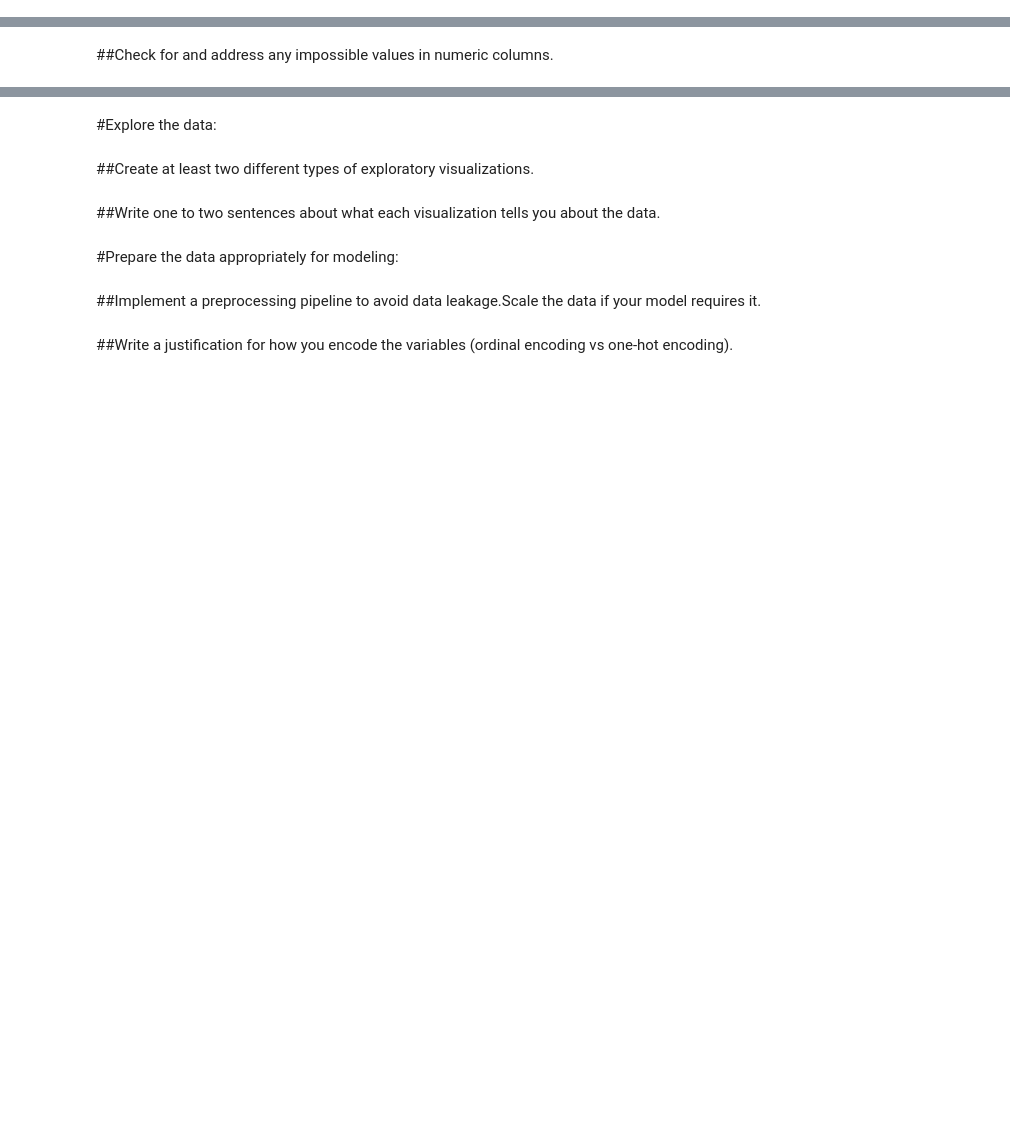
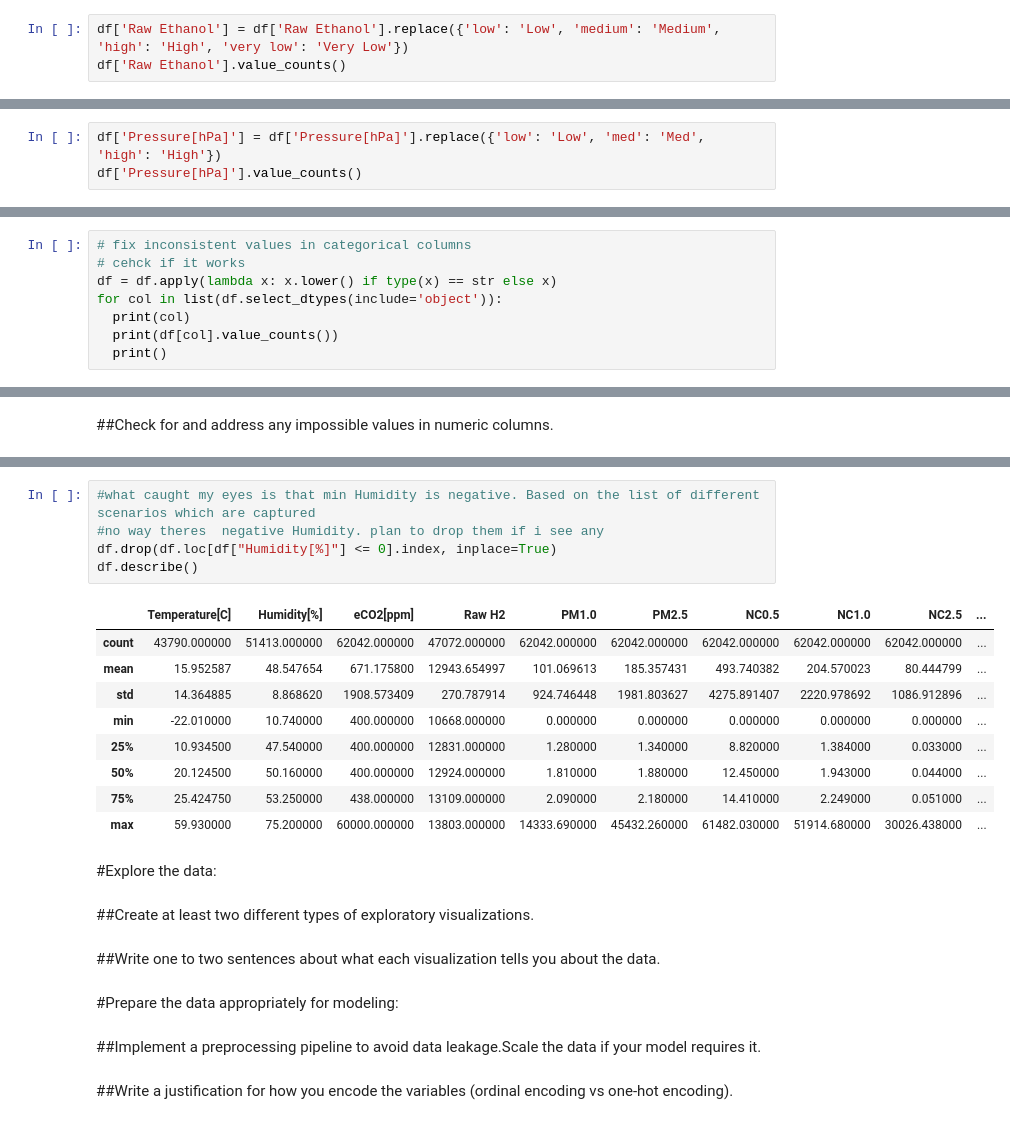
Before and after one commit to hawkeyedatatsai/Maching-Learning-Classification, a Jupyter notebook: Maching_Learning_Mock_Classification.ipynb, the cells around one changed output, grey strips where cells are left out. Cells and saved outputs as stored; diff of their text form; blank space fills up the shorter version.

```diff
--- a/Maching_Learning_Mock_Classification.ipynb
+++ b/Maching_Learning_Mock_Classification.ipynb
@@ -94,0 +164,3 @@ df.duplicated().sum()
+# %%
+df['Raw Ethanol'] = df['Raw Ethanol'].replace({'low': 'Low', 'medium': 'Medium', 'high': 'High', 'very low': 'Very Low'})
+df['Raw Ethanol'].value_counts()
@@ -94,0 +173,3 @@ df.duplicated().sum()
+# %%
+df['Pressure[hPa]'] = df['Pressure[hPa]'].replace({'low': 'Low', 'med': 'Med', 'high': 'High'})
+df['Pressure[hPa]'].value_counts()
@@ -94,0 +181,8 @@ df.duplicated().sum()
+# %%
+# fix inconsistent values in categorical columns
+# cehck if it works
+df = df.apply(lambda x: x.lower() if type(x) == str else x)
+for col in list(df.select_dtypes(include='object')):
+  print(col)
+  print(df[col].value_counts())
+  print()
@@ -97,3 +223,18 @@ df.duplicated().sum()
+# %%
+#what caught my eyes is that min Humidity is negative. Based on the list of different scenarios which are captured
+#no way theres  negative Humidity. plan to drop them if i see any
+df.drop(df.loc[df["Humidity[%]"] <= 0].index, inplace=True)
+df.describe()
+# %% [output]
+|  | Temperature[C] | Humidity[%] | eCO2[ppm] | Raw H2 | PM1.0 | PM2.5 | NC0.5 | NC1.0 | NC2.5 | ... |
+| count | 43790.000000 | 51413.000000 | 62042.000000 | 47072.000000 | 62042.000000 | 62042.000000 | 62042.000000 | 62042.000000 | 62042.000000 | ... |
+| mean | 15.952587 | 48.547654 | 671.175800 | 12943.654997 | 101.069613 | 185.357431 | 493.740382 | 204.570023 | 80.444799 | ... |
+| std | 14.364885 | 8.868620 | 1908.573409 | 270.787914 | 924.746448 | 1981.803627 | 4275.891407 | 2220.978692 | 1086.912896 | ... |
+| min | -22.010000 | 10.740000 | 400.000000 | 10668.000000 | 0.000000 | 0.000000 | 0.000000 | 0.000000 | 0.000000 | ... |
+| 25% | 10.934500 | 47.540000 | 400.000000 | 12831.000000 | 1.280000 | 1.340000 | 8.820000 | 1.384000 | 0.033000 | ... |
+| 50% | 20.124500 | 50.160000 | 400.000000 | 12924.000000 | 1.810000 | 1.880000 | 12.450000 | 1.943000 | 0.044000 | ... |
+| 75% | 25.424750 | 53.250000 | 438.000000 | 13109.000000 | 2.090000 | 2.180000 | 14.410000 | 2.249000 | 0.051000 | ... |
+| max | 59.930000 | 75.200000 | 60000.000000 | 13803.000000 | 14333.690000 | 45432.260000 | 61482.030000 | 51914.680000 | 30026.438000 | ... |
 # %% [markdown]
 #Explore the data:
 # %% [markdown]
```
Also changed, not shown: parts of 12 cells of this notebook.
